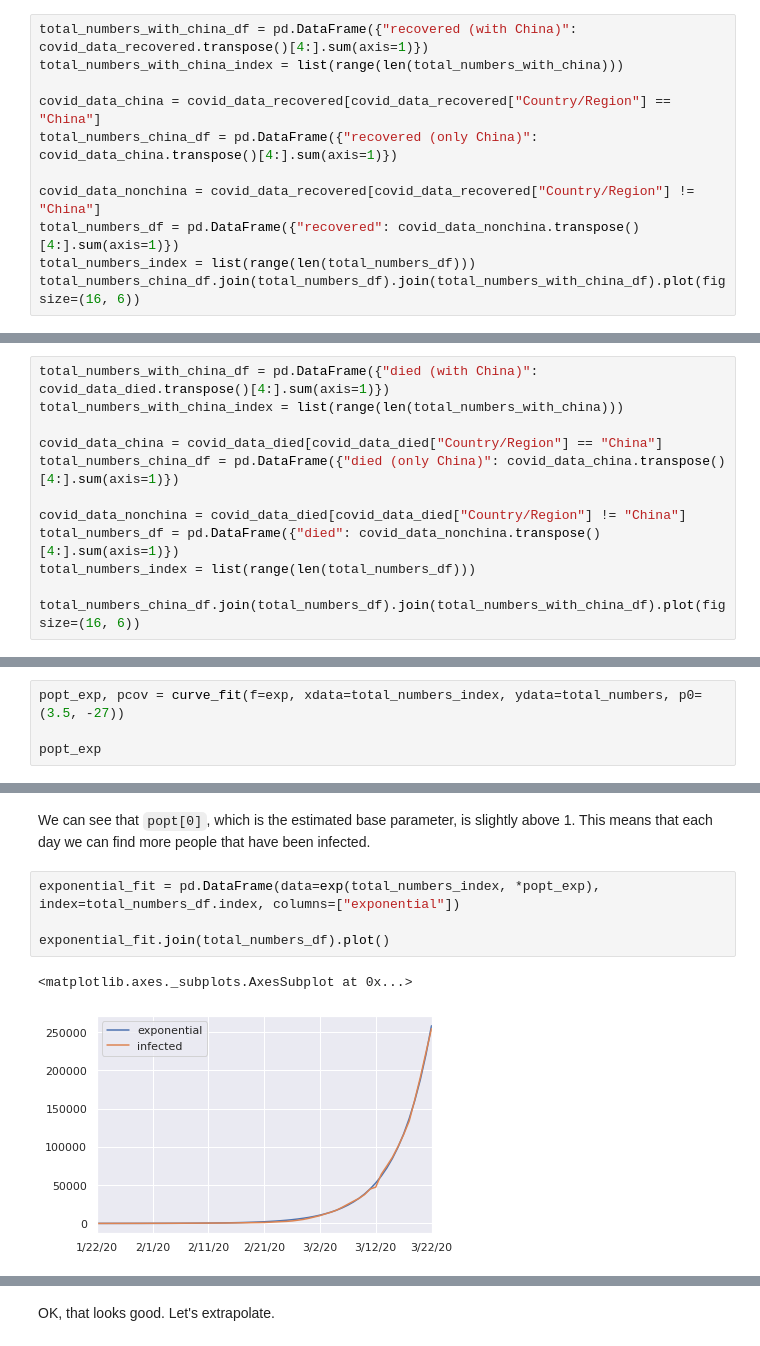
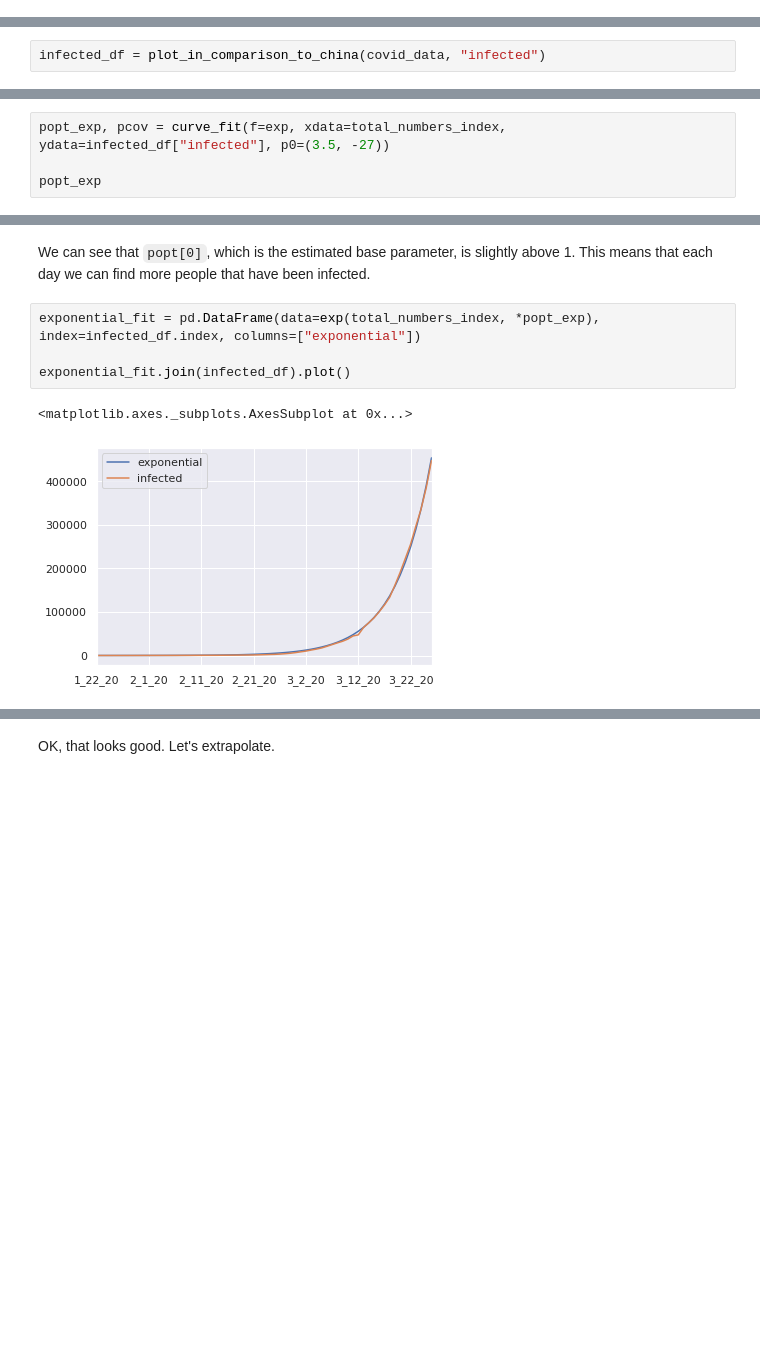
Before and after one commit to thomasniebler/covid, a Jupyter notebook: corona_fit.ipynb, the cells around one changed output, grey strips where cells are left out. Saved outputs shown, nothing was run; the diff lists cells and outputs as text; blank space fills up the shorter version.

Commit message:
update 27th march. updated numbers

```diff
--- a/corona_fit.ipynb
+++ b/corona_fit.ipynb
@@ -50,11 +52,0 @@ total_numbers_china_df.join(total_numbers_df).join(total_numbers_with_china_df).
-# %%
-total_numbers_with_china_df = pd.DataFrame({"recovered (with China)": covid_data_recovered.transpose()[4:].sum(axis=1)})
-total_numbers_with_china_index = list(range(len(total_numbers_with_china)))
-
-covid_data_china = covid_data_recovered[covid_data_recovered["Country/Region"] == "China"]
-total_numbers_china_df = pd.DataFrame({"recovered (only China)": covid_data_china.transpose()[4:].sum(axis=1)})
-
-covid_data_nonchina = covid_data_recovered[covid_data_recovered["Country/Region"] != "China"]
-total_numbers_df = pd.DataFrame({"recovered": covid_data_nonchina.transpose()[4:].sum(axis=1)})
-total_numbers_index = list(range(len(total_numbers_df)))
-total_numbers_china_df.join(total_numbers_df).join(total_numbers_with_china_df).plot(figsize=(16, 6))
@@ -64,12 +52,0 @@ total_numbers_china_df.join(total_numbers_df).join(total_numbers_with_china_df).
-# %%
-total_numbers_with_china_df = pd.DataFrame({"died (with China)": covid_data_died.transpose()[4:].sum(axis=1)})
-total_numbers_with_china_index = list(range(len(total_numbers_with_china)))
-
-covid_data_china = covid_data_died[covid_data_died["Country/Region"] == "China"]
-total_numbers_china_df = pd.DataFrame({"died (only China)": covid_data_china.transpose()[4:].sum(axis=1)})
-
-covid_data_nonchina = covid_data_died[covid_data_died["Country/Region"] != "China"]
-total_numbers_df = pd.DataFrame({"died": covid_data_nonchina.transpose()[4:].sum(axis=1)})
-total_numbers_index = list(range(len(total_numbers_df)))
-
-total_numbers_china_df.join(total_numbers_df).join(total_numbers_with_china_df).plot(figsize=(16, 6))
@@ -78,0 +53,2 @@ total_numbers_china_df.join(total_numbers_df).join(total_numbers_with_china_df).
+# %%
+infected_df = plot_in_comparison_to_china(covid_data, "infected")
@@ -138,7 +150,7 @@ As a first attempt, we will simply fit an exponential to the worldwide (minus Ch
 def exp(x, base=2, offset=0):
     return base ** (np.array(x) - offset)
 # %%
-popt_exp, pcov = curve_fit(f=exp, xdata=total_numbers_index, ydata=total_numbers, p0=(3.5, -27))
+popt_exp, pcov = curve_fit(f=exp, xdata=total_numbers_index, ydata=infected_df["infected"], p0=(3.5, -27))
 
 popt_exp
 # %% [output]
@@ -147,10 +159,10 @@ array([  1.17204548, -18.50203653])
 We can see that `popt[0]`, which is the estimated base parameter, is slightly above 1.
 This means that each day we can find more people that have been infected.
 # %%
-exponential_fit = pd.DataFrame(data=exp(total_numbers_index, *popt_exp), index=total_numbers_df.index, columns=["exponential"])
+exponential_fit = pd.DataFrame(data=exp(total_numbers_index, *popt_exp), index=infected_df.index, columns=["exponential"])
 
-exponential_fit.join(total_numbers_df).plot()
+exponential_fit.join(infected_df).plot()
 # %% [output]
 <matplotlib.axes._subplots.AxesSubplot at 0x...>
-[figure, old version]
+[figure, new version]
 # %%
```
Also changed, not shown: parts of 31 cells of this notebook.
